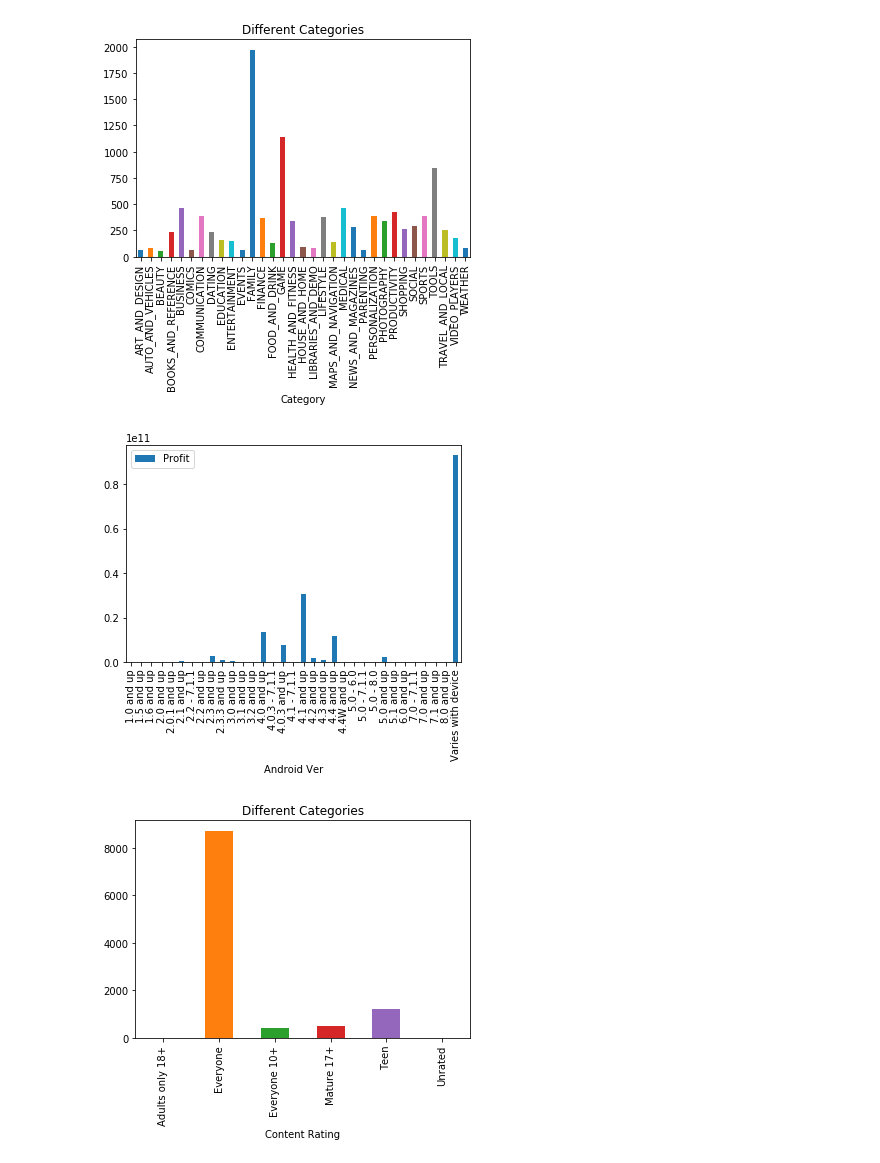
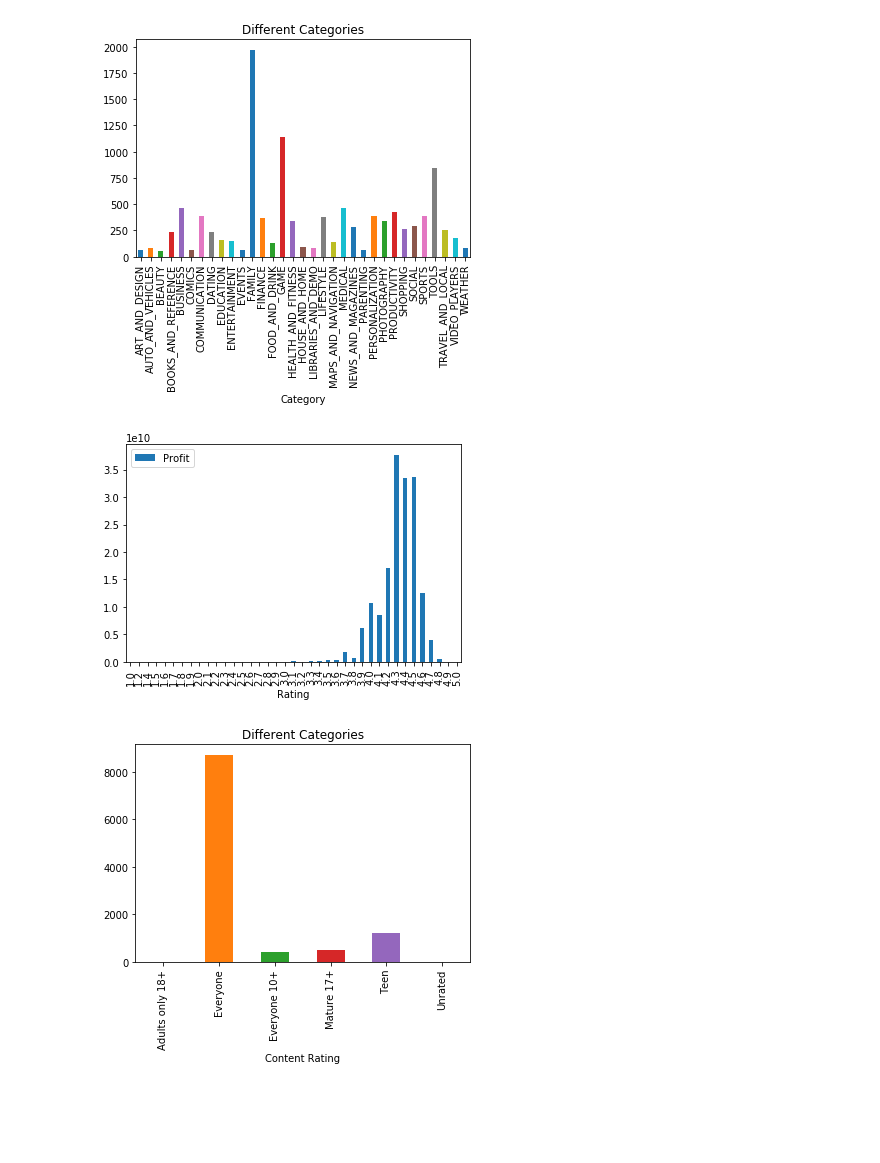
Before and after one commit to Tauseefz/Deep, a Jupyter notebook: Assignment1/Assignment1.ipynb, the cells around one changed output. Saved outputs shown, nothing was run; the diff lists cells and outputs as text; code cells hidden in the pictures; blank space fills up the shorter version.

```diff
--- a/Assignment1/Assignment1.ipynb
+++ b/Assignment1/Assignment1.ipynb
@@ -111,10 +100,11 @@ plt.show()
 [figure]
 # %%
 # Draw a graph of profit generated by each android version.
-plt.bar = profit_version.plot.bar()
+plt.bar = profit_rating.plot.bar()
 plt.show()
+#1e10 represeting the exponential value of profit
 # %% [output]
-[figure, old version]
+[figure, new version]
 # %%
 # Plot Number of installation which belongs to family category based on content rating.
 plt.bar = data.groupby('Content Rating').size().plot(kind='bar', title='Different Categories')
```
Also changed, not shown: parts of 9 cells of this notebook.
